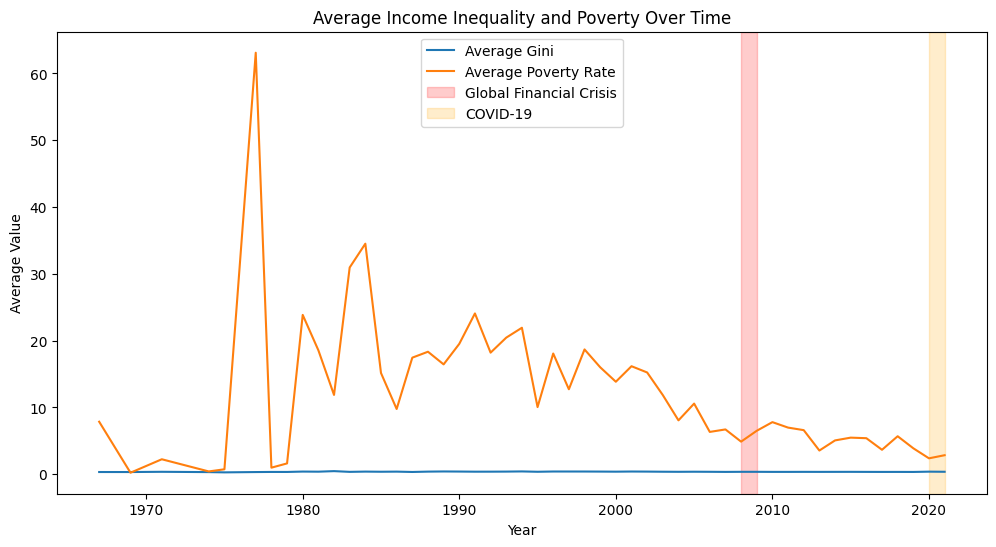
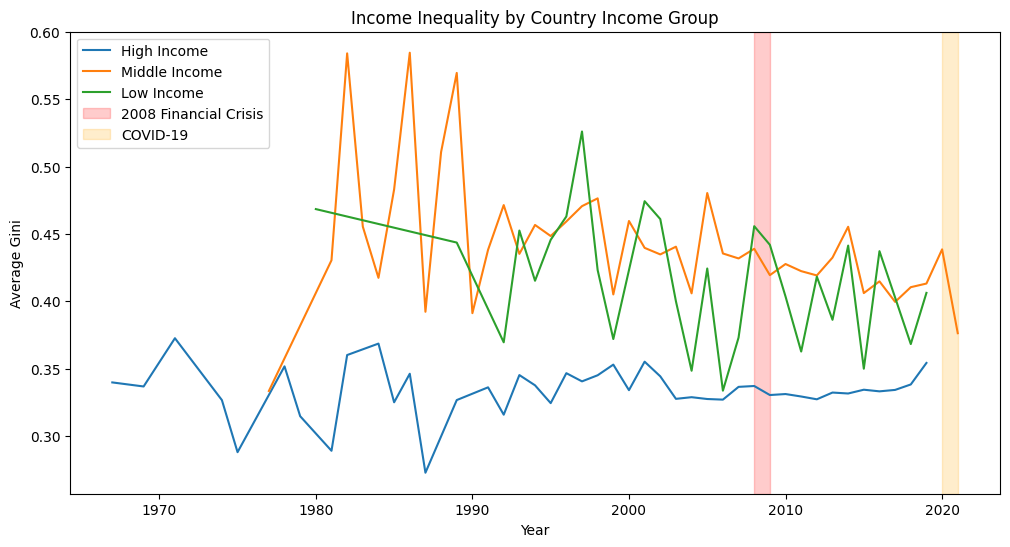
Code edit (unified diff) that turned the first committed figure into the second:
--- before
+++ after
@@ -1,4 +1,51 @@
 import pandas as pd
 import numpy as np
+
+# Country Income Groups according to World Bank
+# --------------
+
+# High Income countries
+high_income = [
+    "United States",
+    "Canada",
+    "Germany",
+    "United Kingdom",
+    "France",
+    "Japan",
+    "Australia",
+    "South Korea",
+    "Sweden",
+    "Switzerland"
+]
+
+# Middle Income Countries
+middle_income = [
+    "Brazil",
+    "China",
+    "Mexico",
+    "South Africa",
+    "Turkey",
+    "Indonesia",
+    "India",
+    "Philippines",
+    "Vietnam",
+    "Egypt"
+]
+
+# Low Income Countries
+low_income = [
+    "Burundi",
+    "Chad",
+    "Democratic Republic of the Congo",
+    "Ethiopia",
+    "Madagascar",
+    "Malawi",
+    "Mozambique",
+    "Niger",
+    "Sierra Leone",
+    "Uganda"
+]
+
+#-----------------
 
 # Load dataset
@@ -54,4 +101,8 @@
     "welfare_type"
 ]]
+# Split data into income groups
+high_df = research_df[research_df["country"].isin(high_income)]
+middle_df = research_df[research_df["country"].isin(middle_income)]
+low_df = research_df[research_df["country"].isin(low_income)]
 
 # Check for impossible values
@@ -68,37 +119,39 @@
 import matplotlib.pyplot as plt
 
-# Average by year
-yearly = clean_df.groupby("year")[["gini",
-                                   "headcount_ratio_international_povline"]].mean()
+# Average by year for each income group
+high_yearly = high_df.groupby("year")[["gini"]].mean()
+middle_yearly = middle_df.groupby("year")[["gini"]].mean()
+low_yearly = low_df.groupby("year")[["gini"]].mean()
 
 plt.figure(figsize=(12,6))
 
-plt.plot(yearly.index,
-         yearly["gini"],
-         label="Average Gini")
+plt.plot(high_yearly.index,
+         high_yearly["gini"],
+         label="High Income")
 
-plt.plot(yearly.index,
-         yearly["headcount_ratio_international_povline"],
-         label="Average Poverty Rate")
+plt.plot(middle_yearly.index,
+         middle_yearly["gini"],
+         label="Middle Income")
 
-# Highlight crisis years
+plt.plot(low_yearly.index,
+         low_yearly["gini"],
+         label="Low Income")
+
 plt.axvspan(2008, 2009,
-            color='red',
+            color="red",
             alpha=0.2,
-            label="Global Financial Crisis")
+            label="2008 Financial Crisis")
 
 plt.axvspan(2020, 2021,
-            color='orange',
+            color="orange",
             alpha=0.2,
             label="COVID-19")
 
 plt.xlabel("Year")
-plt.ylabel("Average Value")
-plt.title("Average Income Inequality and Poverty Over Time")
+plt.ylabel("Average Gini")
+plt.title("Income Inequality by Country Income Group")
 
 plt.legend()
-
 plt.show()
-
 # Scatter Plot: Gini vs. Poverty Rate
 import matplotlib.pyplot as plt

Commit: Created using Colab